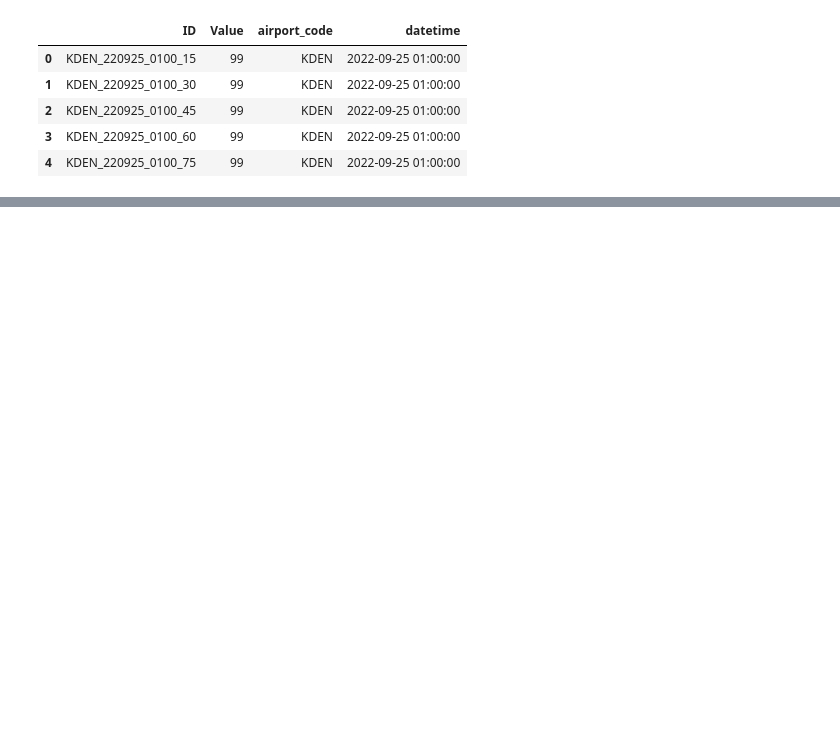
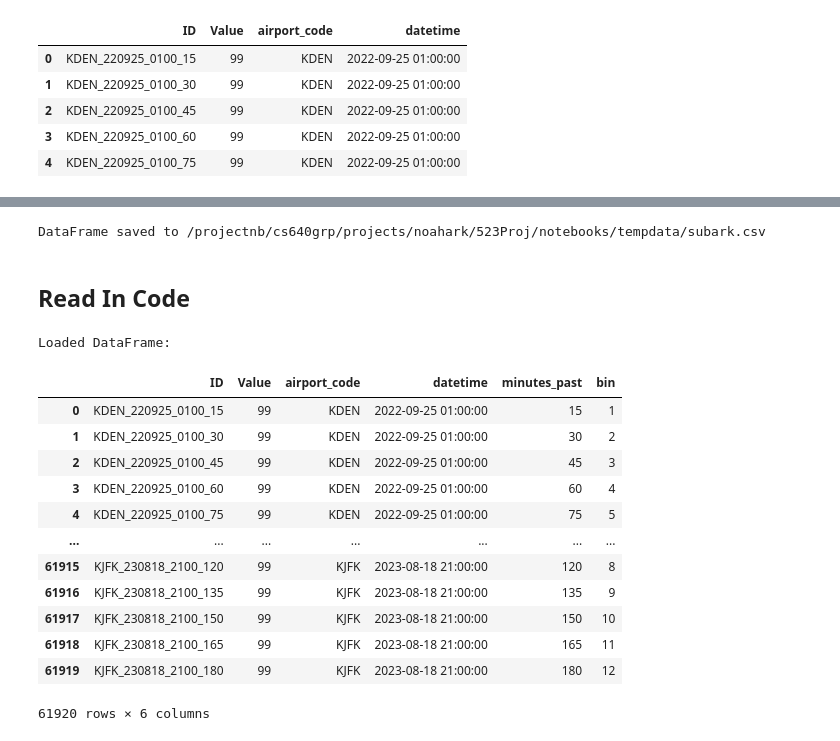
Before and after one commit to rakin374/523Proj, a Jupyter notebook: notebooks/Submission_Exploration.ipynb, the cells around one changed output, grey strips where cells are left out. Cells and saved outputs as stored; diff of their text form; code cells hidden in the pictures; blank space fills up the shorter version.

```diff
--- a/notebooks/Submission_Exploration.ipynb
+++ b/notebooks/Submission_Exploration.ipynb
@@ -75,0 +116,37 @@ display(df_sample)
+# %%
+TEMP_PATH = '/projectnb/cs640grp/projects/noahark/523Proj/notebooks/tempdata'
+
+# Save the DataFrame as a CSV file
+sub_df.to_csv(f'{TEMP_PATH}/subark.csv', index=False)
+
+print(f"DataFrame saved to {TEMP_PATH}/subark.csv")
+# %% [output]
+DataFrame saved to /projectnb/cs640grp/projects/noahark/523Proj/notebooks/tempdata/subark.csv
+# %% [markdown]
+## Read In Code
+# %%
+import pandas as pd
+
+TEMP_PATH = '/projectnb/cs640grp/projects/noahark/523Proj/notebooks/tempdata'
+
+# Load the DataFrame from the saved CSV file
+loaded_df = pd.read_csv(f'{TEMP_PATH}/subark.csv')
+
+# Display the loaded DataFrame
+print("Loaded DataFrame:")
+display(loaded_df)
+# %% [output]
+Loaded DataFrame:
+|  | ID | Value | airport_code | datetime | minutes_past | bin |
+| 0 | KDEN_220925_0100_15 | 99 | KDEN | 2022-09-25 01:00:00 | 15 | 1 |
+| 1 | KDEN_220925_0100_30 | 99 | KDEN | 2022-09-25 01:00:00 | 30 | 2 |
+| 2 | KDEN_220925_0100_45 | 99 | KDEN | 2022-09-25 01:00:00 | 45 | 3 |
+| 3 | KDEN_220925_0100_60 | 99 | KDEN | 2022-09-25 01:00:00 | 60 | 4 |
+| 4 | KDEN_220925_0100_75 | 99 | KDEN | 2022-09-25 01:00:00 | 75 | 5 |
+| ... | ... | ... | ... | ... | ... | ... |
+| 61915 | KJFK_230818_2100_120 | 99 | KJFK | 2023-08-18 21:00:00 | 120 | 8 |
+| 61916 | KJFK_230818_2100_135 | 99 | KJFK | 2023-08-18 21:00:00 | 135 | 9 |
+| 61917 | KJFK_230818_2100_150 | 99 | KJFK | 2023-08-18 21:00:00 | 150 | 10 |
+| 61918 | KJFK_230818_2100_165 | 99 | KJFK | 2023-08-18 21:00:00 | 165 | 11 |
+| 61919 | KJFK_230818_2100_180 | 99 | KJFK | 2023-08-18 21:00:00 | 180 | 12 |
+61920 rows × 6 columns
```
Also changed, not shown: parts of 9 cells of this notebook, 17 other files.
